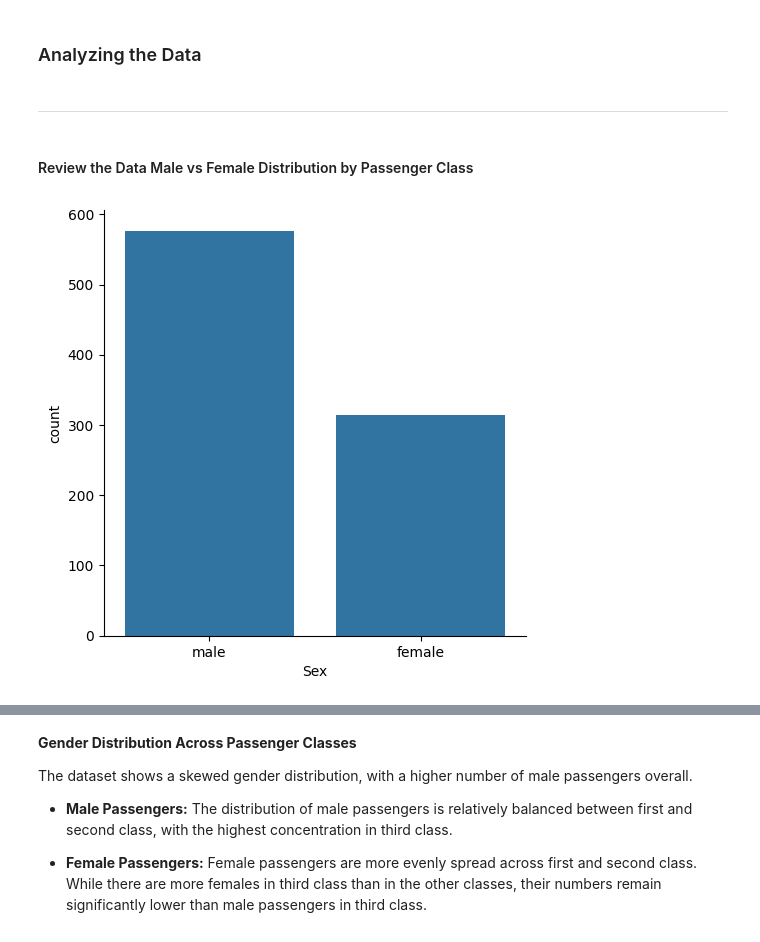
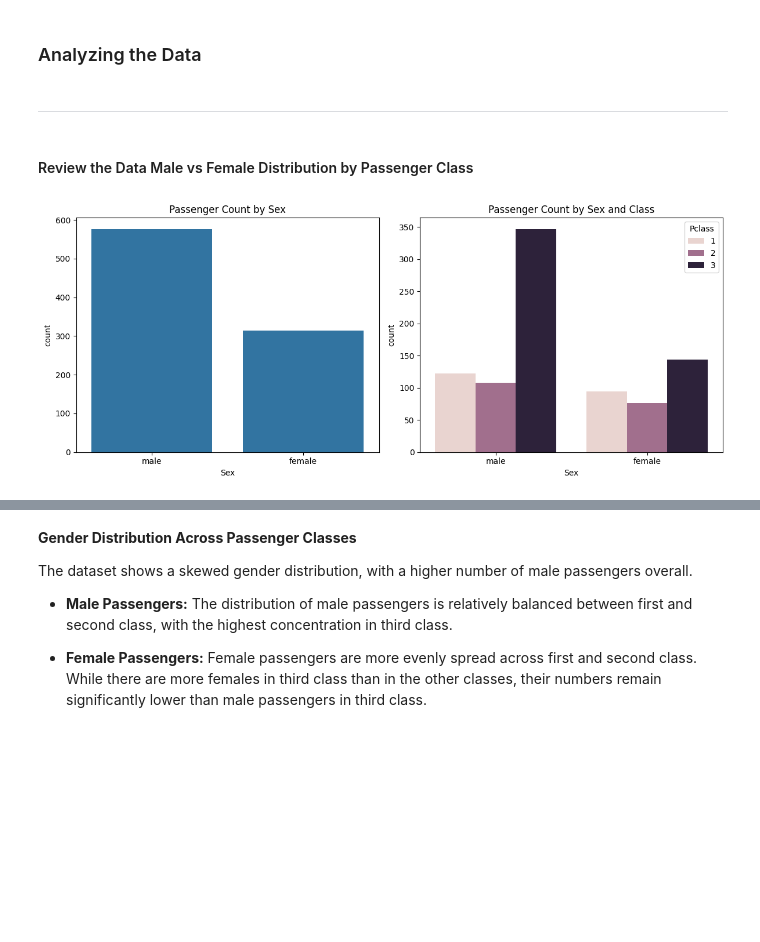
Before and after one commit to gpalomar12/Data-Projects-Portfolio, a Jupyter notebook: Titanic-Data Project.ipynb, the cells around one changed output, grey strips where cells are left out. Drawn from its saved outputs; the diff is of its cells as text; code cells hidden in the pictures; blank space fills up the shorter version.

Commit message:
Updated some of the code to allow using plt.subplot

```diff
--- a/Titanic-Data Project.ipynb
+++ b/Titanic-Data Project.ipynb
@@ -95,10 +90,25 @@ Addressing these specific data quality issues was a crucial first step in prepar
 # %% [markdown]
 ### Analyzing the Data
 # %% [markdown]
----
+***
 # %% [markdown]
 #### Review the Data Male vs Female Distribution by Passenger Class
 # %%
-sns.catplot(x='Sex',data=titanic_df,kind='count');
+#sns.catplot(x='Sex',data=titanic_df,kind='count');
+
+#Create figure with 1 row, 2 columns
+fig, axes = plt.subplots(1,2, figsize=(12,5))
+
+#Plot 1: Gender Count
+sns.countplot(x='Sex', data=titanic_df, ax=axes[0])
+axes[0].set_title('Passenger Count by Sex')
+
+#Plot 2: Count of Sex with Class Hue
+sns.countplot(x='Sex', hue='Pclass', data=titanic_df, ax=axes[1])
+axes[1].set_title('Passenger Count by Sex and Class')
+
+# Adjust layout to prevent overlap
+plt.tight_layout()
+plt.show()
 # %% [output]
-[figure, old version]
+[figure, new version]
```
Also changed, not shown: parts of 18 cells of this notebook, 7 other files.
